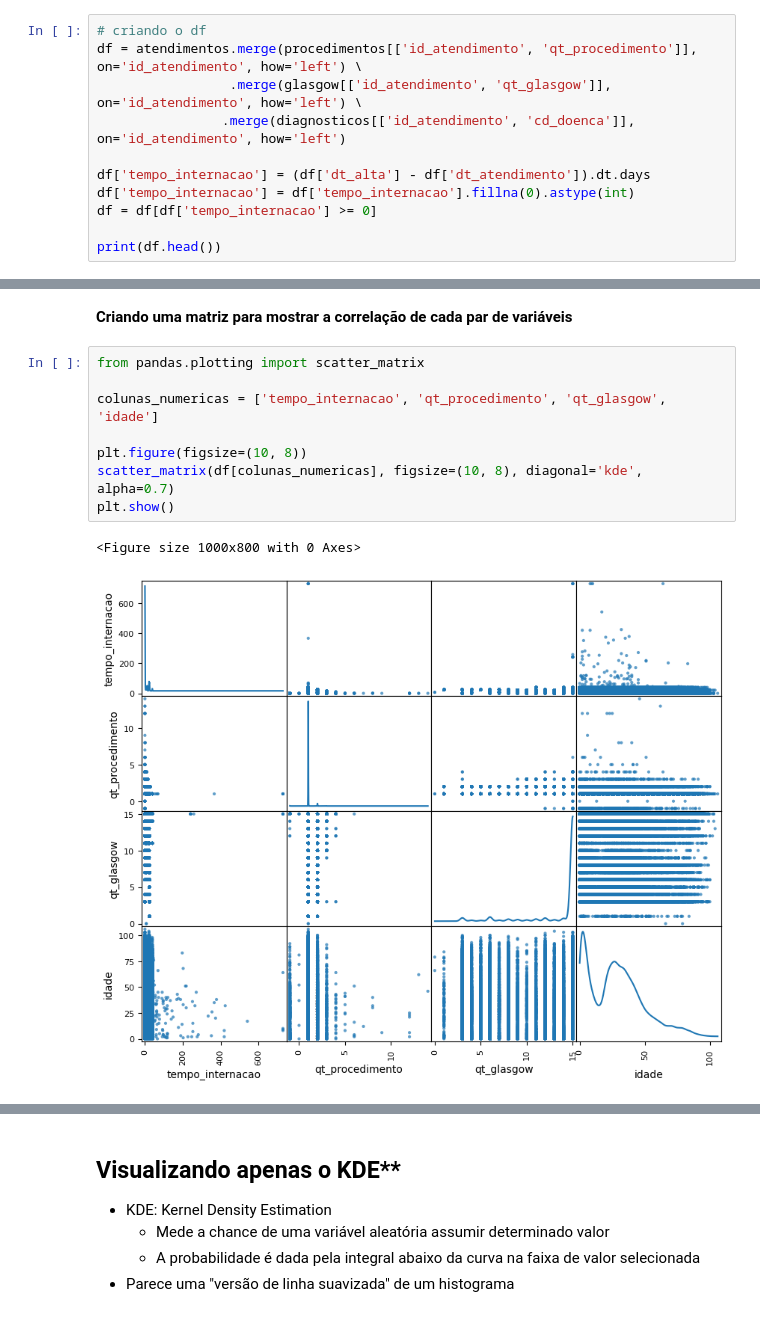
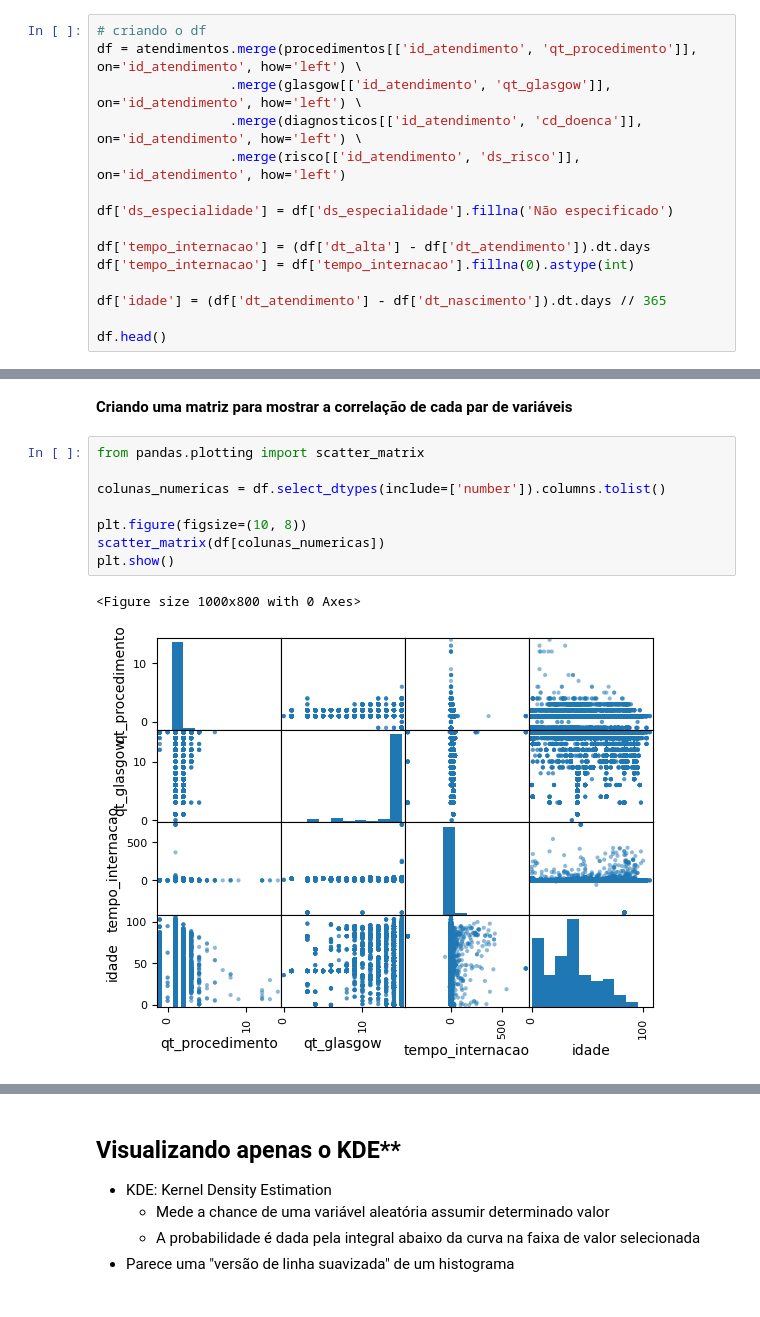
Before and after one commit to lfHagy/topicosUnimed, a Jupyter notebook: Desafio2.ipynb, the cells around one changed output, grey strips where cells are left out. Saved outputs shown, nothing was run; the diff lists cells and outputs as text.

Commit message:
further progress in chart presentations, further progress in machine learning and conclusion

```diff
--- a/Desafio2.ipynb
+++ b/Desafio2.ipynb
@@ -234,11 +253,15 @@ freq              96559            51260   43089    9242    3083        23234
 # criando o df
 df = atendimentos.merge(procedimentos[['id_atendimento', 'qt_procedimento']], on='id_atendimento', how='left') \
                  .merge(glasgow[['id_atendimento', 'qt_glasgow']], on='id_atendimento', how='left') \
-                .merge(diagnosticos[['id_atendimento', 'cd_doenca']], on='id_atendimento', how='left')
+                 .merge(diagnosticos[['id_atendimento', 'cd_doenca']], on='id_atendimento', how='left') \
+                 .merge(risco[['id_atendimento', 'ds_risco']], on='id_atendimento', how='left')
+
+df['ds_especialidade'] = df['ds_especialidade'].fillna('Não especificado')
 
 df['tempo_internacao'] = (df['dt_alta'] - df['dt_atendimento']).dt.days
 df['tempo_internacao'] = df['tempo_internacao'].fillna(0).astype(int)
-df = df[df['tempo_internacao'] >= 0]
 
-print(df.head())
+df['idade'] = (df['dt_atendimento'] - df['dt_nascimento']).dt.days // 365
+
+df.head()
 # %% [output]
@@ -378,14 +389,14 @@ dtype: object
 # %%
 from pandas.plotting import scatter_matrix
 
-colunas_numericas = ['tempo_internacao', 'qt_procedimento', 'qt_glasgow', 'idade']
+colunas_numericas = df.select_dtypes(include=['number']).columns.tolist()
 
 plt.figure(figsize=(10, 8))
-scatter_matrix(df[colunas_numericas], figsize=(10, 8), diagonal='kde', alpha=0.7)
+scatter_matrix(df[colunas_numericas])
 plt.show()
 # %% [output]
 <Figure size 1000x800 with 0 Axes>
-[figure, old version]
+[figure, new version]
 # %%
 # Apresentar a matriz de correlação da base plotando no pairplot
 sns.pairplot(df[colunas_numericas], diag_kind='kde', plot_kws={'alpha': 0.5})
```
Also changed, not shown: parts of 21 cells of this notebook.
